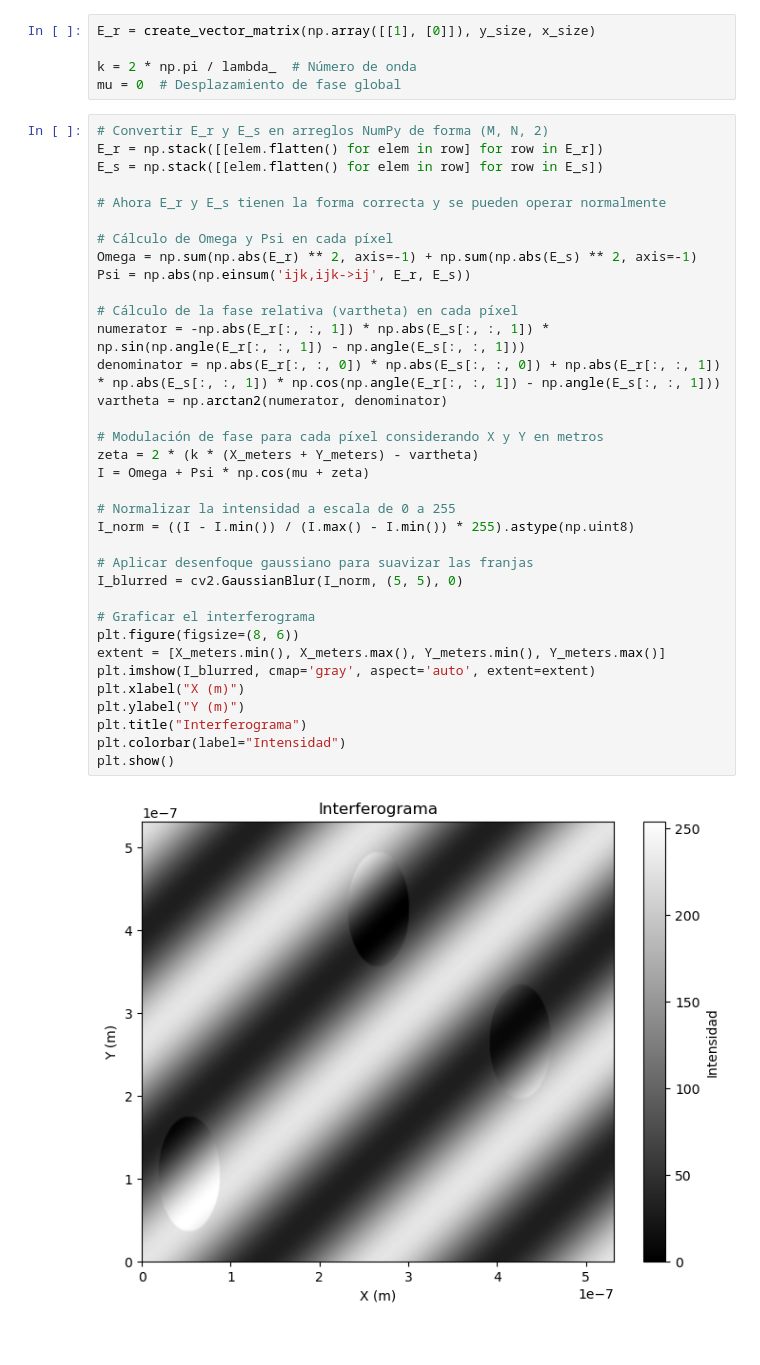
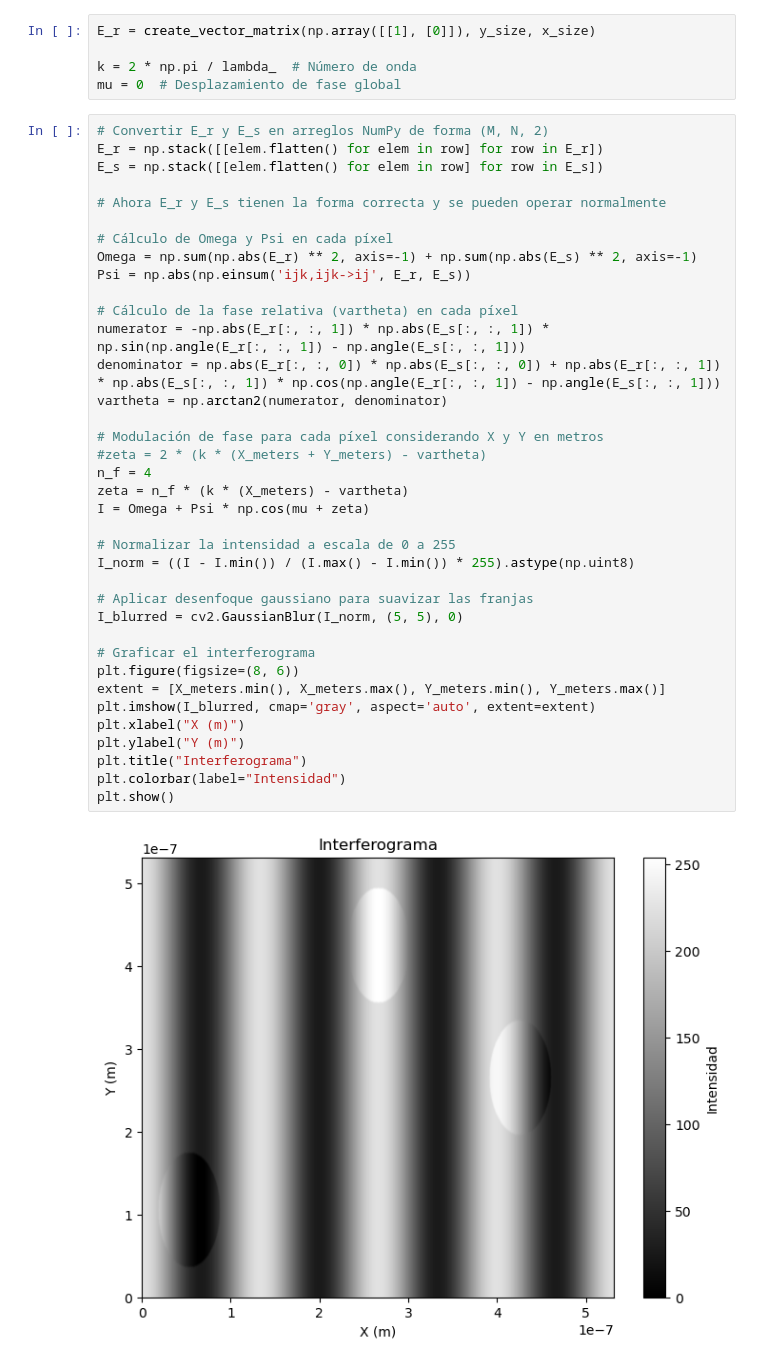
Before and after one commit to Aguiario/Polarimetric_Interferomerty, a Jupyter notebook: pixels.ipynb, the cells around one changed output. Drawn from its saved outputs; the diff is of its cells as text.

```diff
--- a/pixels.ipynb
+++ b/pixels.ipynb
@@ -122,32 +123,34 @@ E_s = np.stack([[elem.flatten() for elem in row] for row in E_s])
 # Ahora E_r y E_s tienen la forma correcta y se pueden operar normalmente
 
 # Cálculo de Omega y Psi en cada píxel
 Omega = np.sum(np.abs(E_r) ** 2, axis=-1) + np.sum(np.abs(E_s) ** 2, axis=-1)
 Psi = np.abs(np.einsum('ijk,ijk->ij', E_r, E_s))
 
 # Cálculo de la fase relativa (vartheta) en cada píxel
 numerator = -np.abs(E_r[:, :, 1]) * np.abs(E_s[:, :, 1]) * np.sin(np.angle(E_r[:, :, 1]) - np.angle(E_s[:, :, 1]))
 denominator = np.abs(E_r[:, :, 0]) * np.abs(E_s[:, :, 0]) + np.abs(E_r[:, :, 1]) * np.abs(E_s[:, :, 1]) * np.cos(np.angle(E_r[:, :, 1]) - np.angle(E_s[:, :, 1]))
 vartheta = np.arctan2(numerator, denominator)
 
 # Modulación de fase para cada píxel considerando X y Y en metros
-zeta = 2 * (k * (X_meters + Y_meters) - vartheta)
+#zeta = 2 * (k * (X_meters + Y_meters) - vartheta)
+n_f = 4
+zeta = n_f * (k * (X_meters) - vartheta)
 I = Omega + Psi * np.cos(mu + zeta)
 
 # Normalizar la intensidad a escala de 0 a 255
 I_norm = ((I - I.min()) / (I.max() - I.min()) * 255).astype(np.uint8)
 
 # Aplicar desenfoque gaussiano para suavizar las franjas
 I_blurred = cv2.GaussianBlur(I_norm, (5, 5), 0)
 
 # Graficar el interferograma
 plt.figure(figsize=(8, 6))
 extent = [X_meters.min(), X_meters.max(), Y_meters.min(), Y_meters.max()]
 plt.imshow(I_blurred, cmap='gray', aspect='auto', extent=extent)
 plt.xlabel("X (m)")
 plt.ylabel("Y (m)")
 plt.title("Interferograma")
 plt.colorbar(label="Intensidad")
 plt.show()
 # %% [output]
-[figure, old version]
+[figure, new version]
```
Also changed, not shown: parts of 1 cell of this notebook.
